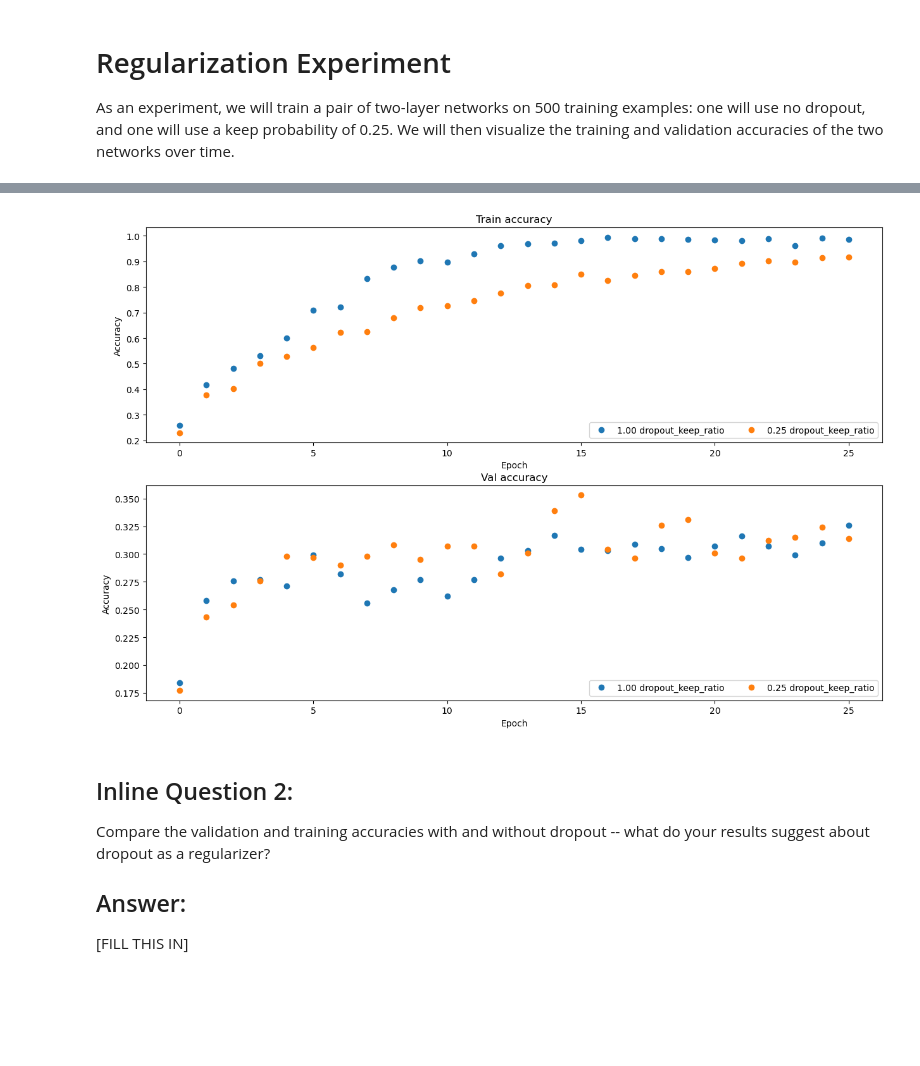
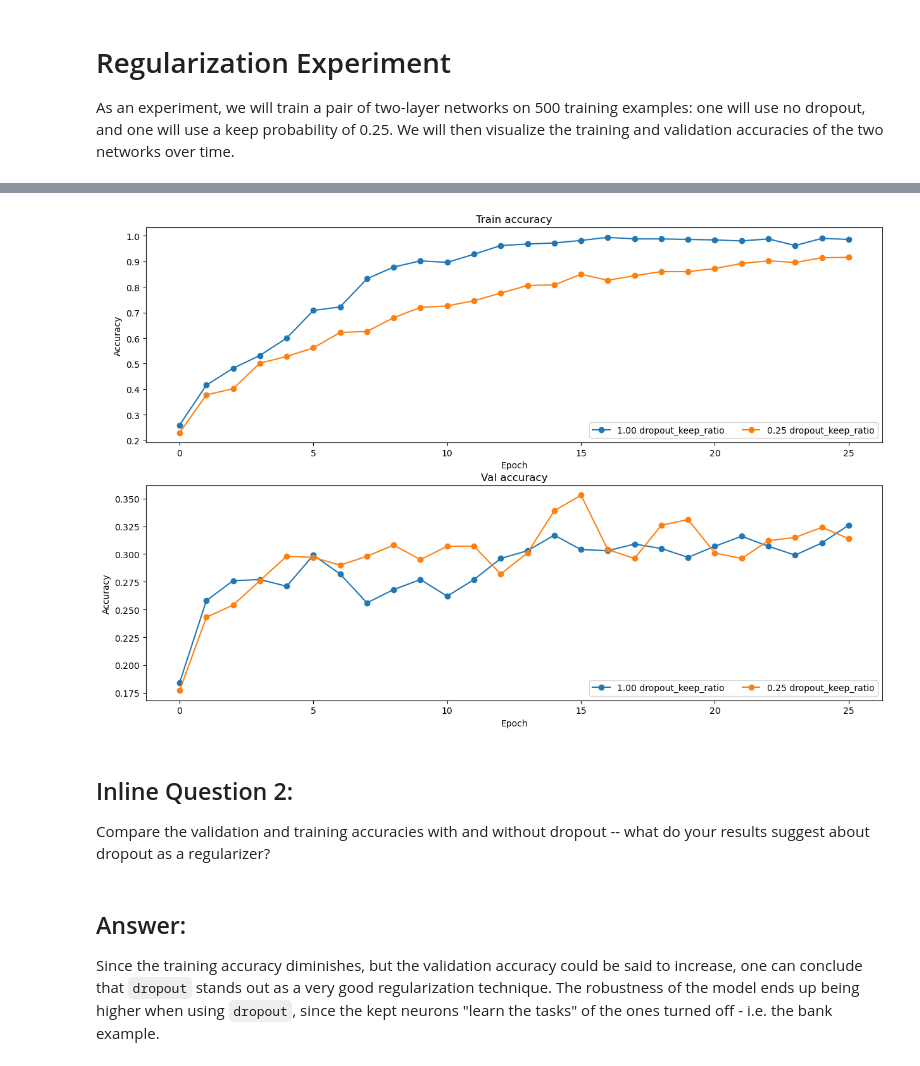
Before and after one commit to musitelli/DLVIS, a Jupyter notebook: assignment2/Dropout.ipynb, the cells around one changed output, grey strips where cells are left out. Saved outputs shown, nothing was run; the diff lists cells and outputs as text; code cells hidden in the pictures; blank space fills up the shorter version.

Commit message:
Comments included. Missing one answer about BatchNorm.

```diff
--- a/assignment2/Dropout.ipynb
+++ b/assignment2/Dropout.ipynb
@@ -248,37 +244,37 @@ for dropout_keep_ratio in dropout_choices:
 # %%
 # Plot train and validation accuracies of the two models.
 train_accs = []
 val_accs = []
 for dropout_keep_ratio in dropout_choices:
     solver = solvers[dropout_keep_ratio]
     train_accs.append(solver.train_acc_history[-1])
     val_accs.append(solver.val_acc_history[-1])
 
 plt.subplot(3, 1, 1)
 for dropout_keep_ratio in dropout_choices:
     plt.plot(
-        solvers[dropout_keep_ratio].train_acc_history, 'o', label='%.2f dropout_keep_ratio' % dropout_keep_ratio)
+        solvers[dropout_keep_ratio].train_acc_history, '-o', label='%.2f dropout_keep_ratio' % dropout_keep_ratio)
 plt.title('Train accuracy')
 plt.xlabel('Epoch')
 plt.ylabel('Accuracy')
 plt.legend(ncol=2, loc='lower right')
 
 plt.subplot(3, 1, 2)
 for dropout_keep_ratio in dropout_choices:
     plt.plot(
-        solvers[dropout_keep_ratio].val_acc_history, 'o', label='%.2f dropout_keep_ratio' % dropout_keep_ratio)
+        solvers[dropout_keep_ratio].val_acc_history, '-o', label='%.2f dropout_keep_ratio' % dropout_keep_ratio)
 plt.title('Val accuracy')
 plt.xlabel('Epoch')
 plt.ylabel('Accuracy')
 plt.legend(ncol=2, loc='lower right')
 
 plt.gcf().set_size_inches(15, 15)
 plt.show()
 # %% [output]
-[figure, old version]
+[figure, new version]
 # %% [markdown]
 ## Inline Question 2:
 Compare the validation and training accuracies with and without dropout -- what do your results suggest about dropout as a regularizer?
-
-## Answer:
-[FILL THIS IN]
+# %% [markdown]
+## Answer:
+Since the training accuracy diminishes, but the validation accuracy could be said to increase, one can conclude that `dropout` stands out as a very good regularization technique. The robustness of the model ends up being higher when using `dropout`, since the kept neurons "learn the tasks" of the ones turned off - i.e. the bank example.
```
Also changed, not shown: parts of 3 cells of this notebook, 3 other files.
